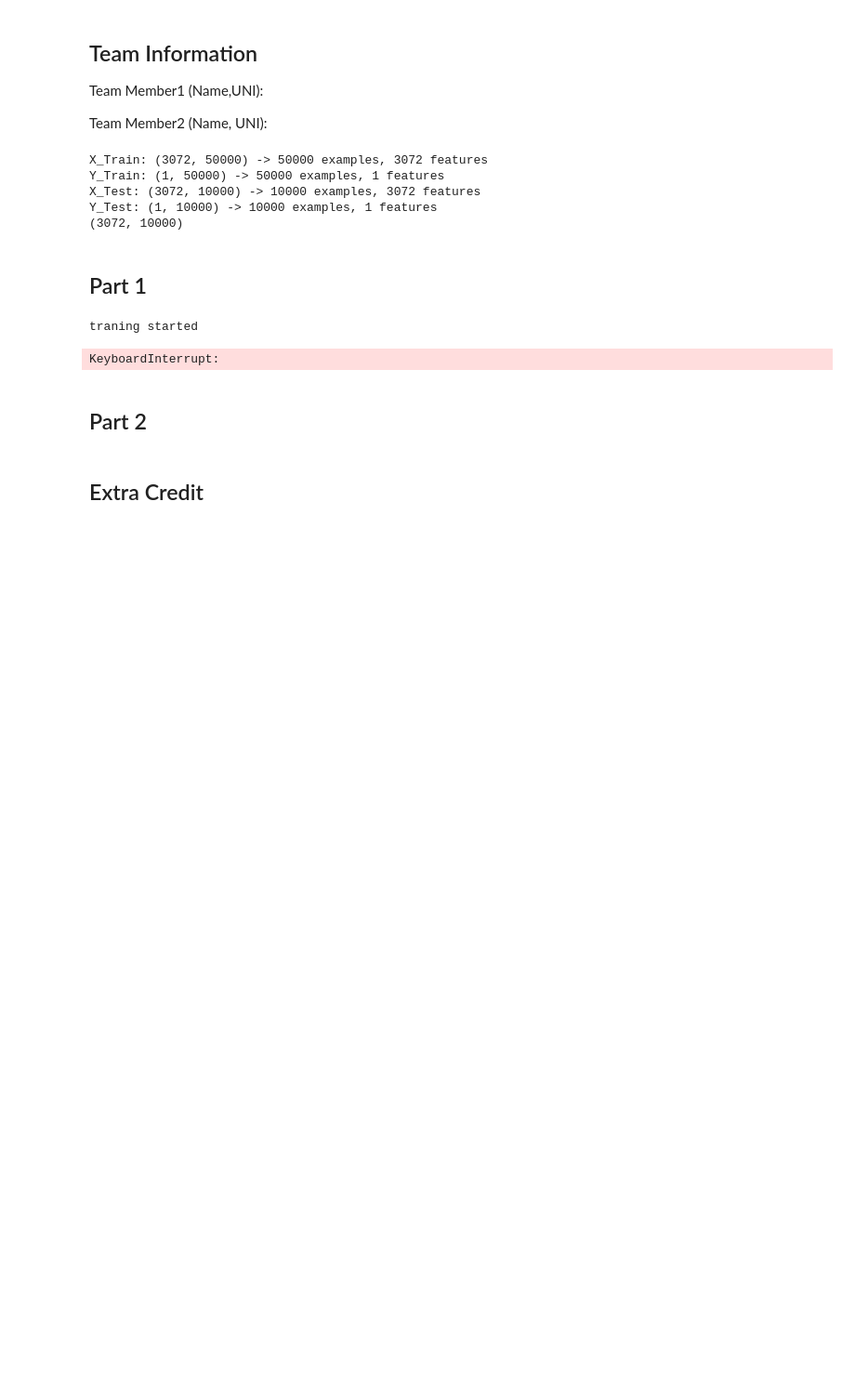
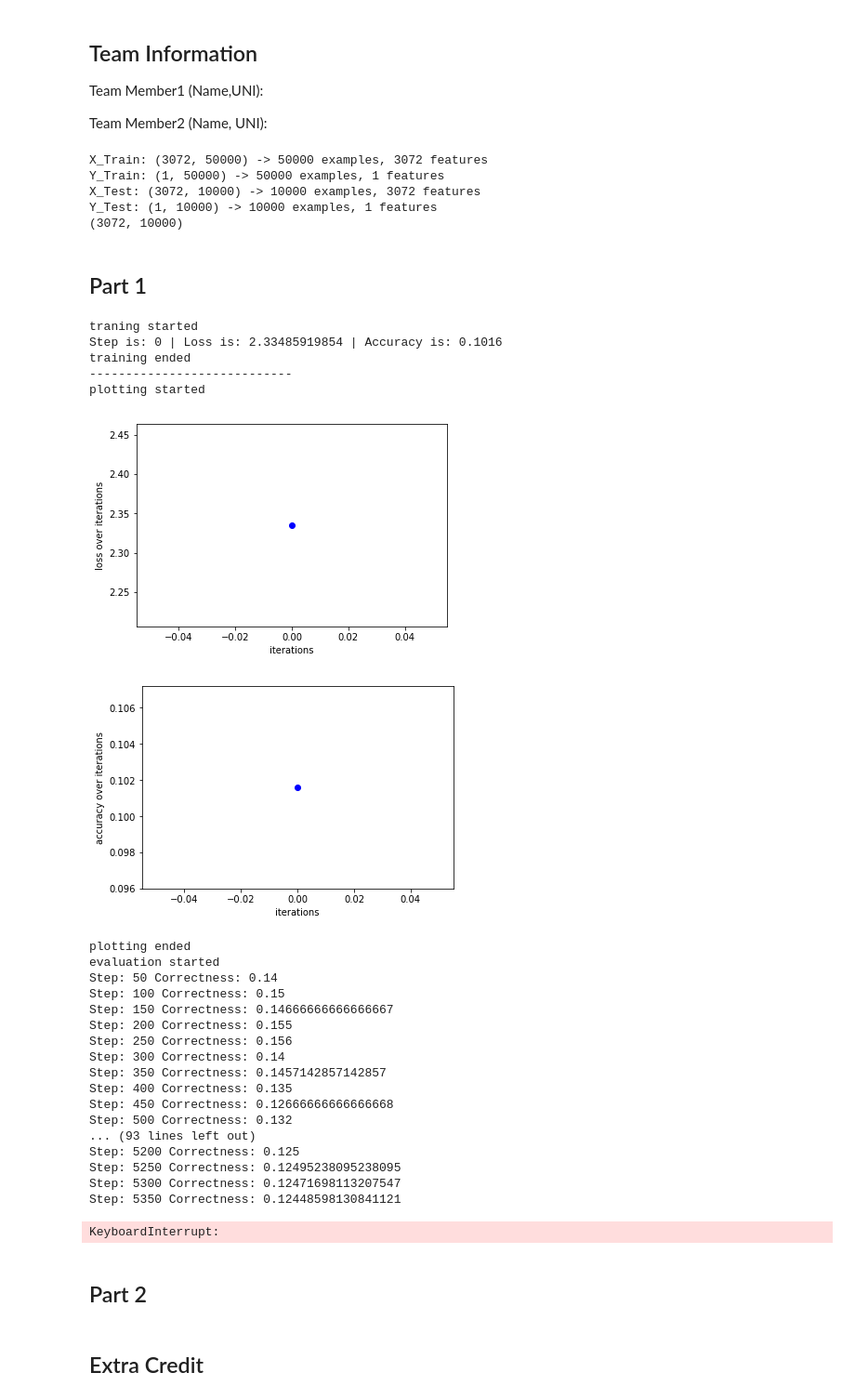
Before and after one commit to mryimings/image_identification, a Jupyter notebook: Homework1.ipynb, the cells around one changed output. Shown at 93% size. Drawn from its saved outputs; the diff is of its cells as text; code cells hidden in the pictures; blank space fills up the shorter version.

```diff
--- a/Homework1.ipynb
+++ b/Homework1.ipynb
@@ -264,10 +263,8 @@ class FullyConnectedNetwork(object):
         i = len(self.W)-1
         self.num_layers = i
         temp_dA, temp_dW, temp_db = self.affineBackward(dAct, cache)
-        gradients["d_weight"][i] = temp_dW
-        gradients["d_bias"][i] = temp_db
-        temp_dA_next = temp_dA
-        temp_dA_next = self.relu_backward(temp_dA_next, cache)
+        gradients["d_weight"][i], gradients["d_bias"][i] = temp_dW, temp_db
+        temp_dA_next = self.relu_backward(temp_dA, cache)
         i -= 1
         while i>=0:
             self.num_layers = i
@@ -276,7 +273,7 @@ class FullyConnectedNetwork(object):
             gradients["d_bias"][i] = temp_db
             temp_dA_next = temp_dA
             temp_dA_next = self.relu_backward(temp_dA_next, cache)
-            i=i-1
+            i -= 1
 
         return gradients
 
@@ -303,7 +300,6 @@ class FullyConnectedNetwork(object):
         if print_every:
             print("evaluation started")
 
-        total = 0
         correct = 0.0
         Y_test = Y_test.astype(int)
         i = 0
@@ -312,12 +308,11 @@ class FullyConnectedNetwork(object):
             y_predicted, _ = self.feedforward(curr_x)
             if Y_test[0][i] == y_predicted.argmax():
                 correct += 1
-            total += 1
             i += 1
             if print_every and i % print_every == 0:
-                print("Step:", i, "Correctness:", correct/total)
+                print("Step:", i, "Correctness:", correct/i)
 
-        return correct / total
+        return correct / i
 # %%
 class Loader:
 
@@ -387,14 +382,37 @@ Y_Test: (1, 10000) -> 10000 examples, 1 features
 # %%
 layer_dimensions = [3072,1000,100, 10]  # including the input and output layers
 # 3072 is the input feature size, 10 is the number of outputs in the final layer
 FCN = FullyConnectedNetwork(layer_dimensions)
-FCN.train(X_train, Y_train, max_iters=10000, batch_size=500, learning_rate=0.001, lambd=0,validate_every=100)
+FCN.train(X_train, Y_train, max_iters=1, batch_size=500, learning_rate=0.001, lambd=0,validate_every=100)
 # lambd, the L2 regularization penalty hyperparamter will be 0 for this part
 y_predicted = FCN.evaluate(X_test, Y_test)  # print accuracy on test set
 print("The accuracy over test dataset is", y_predicted)
 # %% [output]
 traning started
+Step is: 0 | Loss is: 2.33485919854 | Accuracy is: 0.1016
+training ended
+----------------------------
+plotting started
+[figure, added]
+[figure, added]
-KeyboardInterrupt:
+plotting ended
+evaluation started
+Step: 50 Correctness: 0.14
+Step: 100 Correctness: 0.15
+Step: 150 Correctness: 0.14666666666666667
+Step: 200 Correctness: 0.155
+Step: 250 Correctness: 0.156
+Step: 300 Correctness: 0.14
+Step: 350 Correctness: 0.1457142857142857
+Step: 400 Correctness: 0.135
+Step: 450 Correctness: 0.12666666666666668
+Step: 500 Correctness: 0.132
+... (93 lines left out)
+Step: 5200 Correctness: 0.125
+Step: 5250 Correctness: 0.12495238095238095
+Step: 5300 Correctness: 0.12471698113207547
+Step: 5350 Correctness: 0.12448598130841121
+KeyboardInterrupt:
 # %% [markdown]
 ## Part 2
 # %%
```
Also changed, not shown: parts of 1 cell of this notebook.
